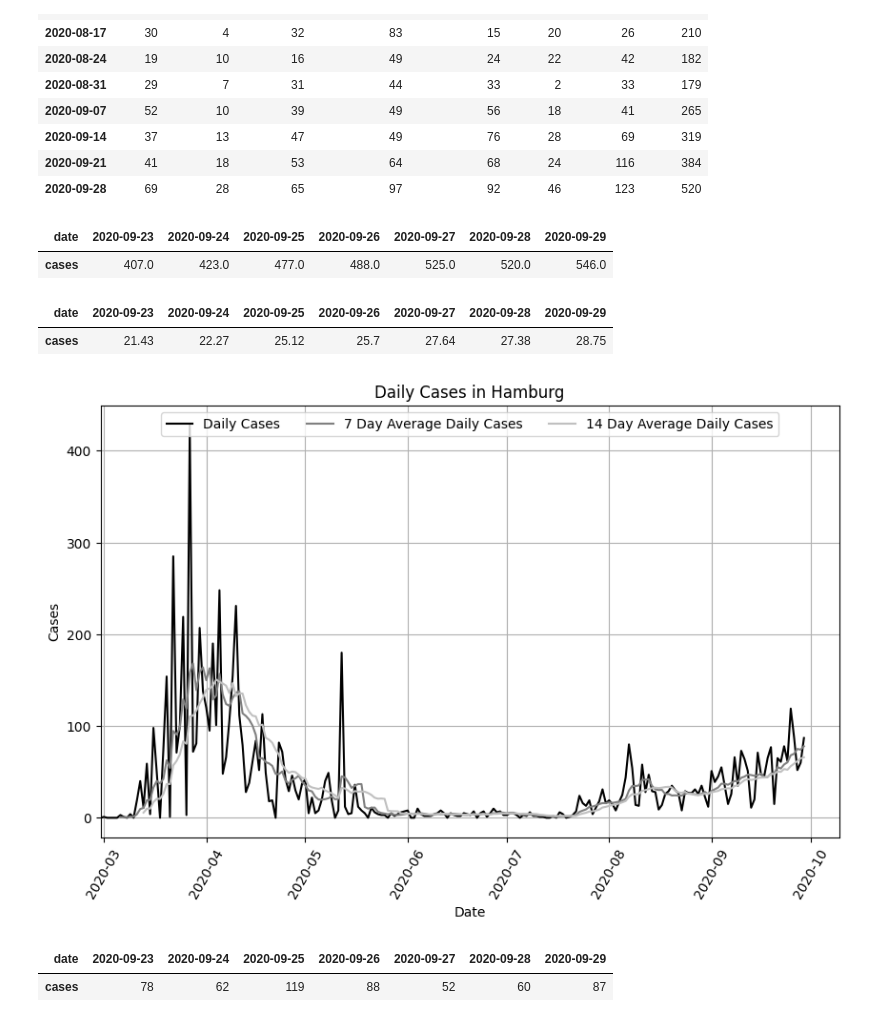
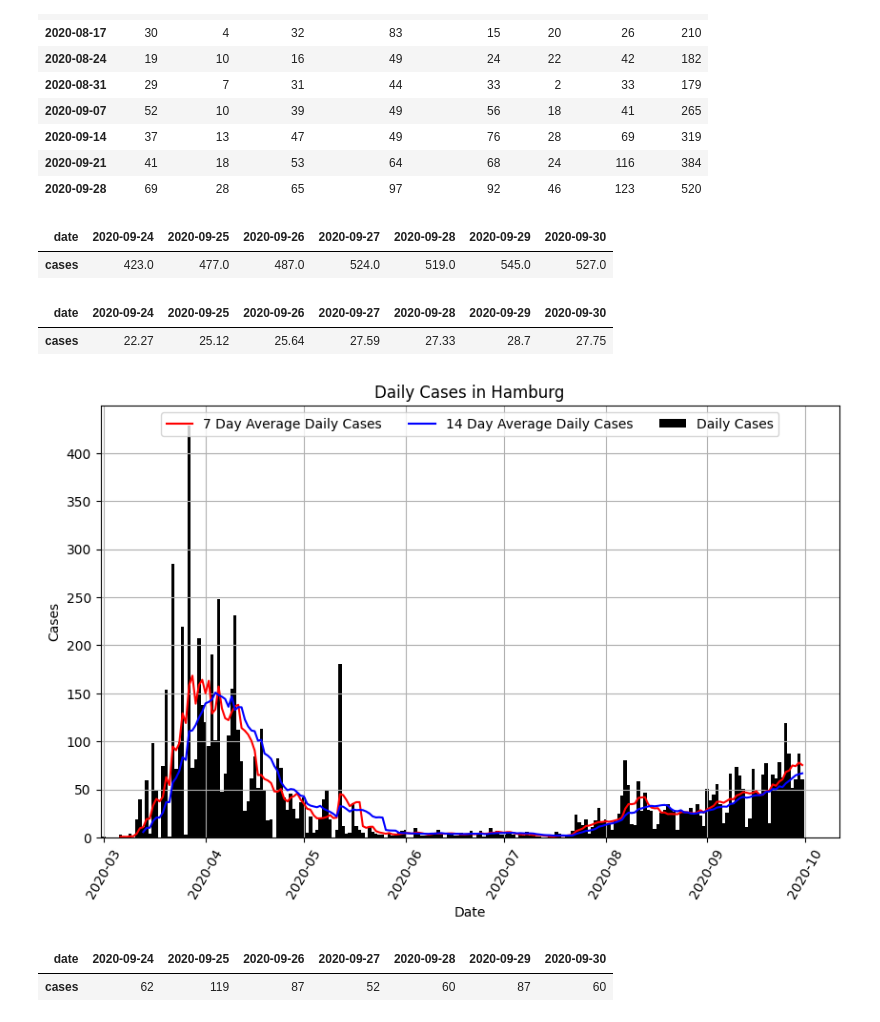
Before and after one commit to b3orn/corona-hamburg, a Jupyter notebook: corona-hamburg.ipynb, the cells around one changed output. Drawn from its saved outputs; the diff is of its cells as text; code cells hidden in the pictures.

```diff
--- a/corona-hamburg.ipynb
+++ b/corona-hamburg.ipynb
@@ -30,6 +30,9 @@ FETCH_HISTORIC_DATA = False
 def parse_data(src):
     soup = bs4.BeautifulSoup(src)
     header = soup.find("h2", text="Neue Fälle: Sieben Tage Chart")
+    if not header:
+        header = soup.find("h2", text="Neue Fälle: Sieben Tage Inzidenz")
+
     if header:
         values = [el.text.strip() for el in soup.find_all(attrs={"class": "value_show"})]
         par = soup.find(lambda el: el.name == "p" and el.text.strip().startswith("Beträgt die Anzahl der Neuinfektionen"))
@@ -293,29 +298,29 @@ new_cases.tail(10)
 # %%
 daily_cases_rolling7.tail(7).T
 # %% [output]
-| date | 2020-09-23 | 2020-09-24 | 2020-09-25 | 2020-09-26 | 2020-09-27 | 2020-09-28 | 2020-09-29 |
-| cases | 407.0 | 423.0 | 477.0 | 488.0 | 525.0 | 520.0 | 546.0 |
+| date | 2020-09-24 | 2020-09-25 | 2020-09-26 | 2020-09-27 | 2020-09-28 | 2020-09-29 | 2020-09-30 |
+| cases | 423.0 | 477.0 | 487.0 | 524.0 | 519.0 | 545.0 | 527.0 |
 # %%
 (daily_cases_rolling7 / BOROUGHS["Hamburg"] * 1e5).tail(7).round(2).T
 # %% [output]
-| date | 2020-09-23 | 2020-09-24 | 2020-09-25 | 2020-09-26 | 2020-09-27 | 2020-09-28 | 2020-09-29 |
-| cases | 21.43 | 22.27 | 25.12 | 25.7 | 27.64 | 27.38 | 28.75 |
+| date | 2020-09-24 | 2020-09-25 | 2020-09-26 | 2020-09-27 | 2020-09-28 | 2020-09-29 | 2020-09-30 |
+| cases | 22.27 | 25.12 | 25.64 | 27.59 | 27.33 | 28.7 | 27.75 |
 # %%
-plt.plot(daily_cases.index, daily_cases.values, "black", label="Daily Cases")
-plt.plot(daily_cases_rolling7.index, daily_cases_rolling7 / 7, "grey", label="7 Day Average Daily Cases")
-plt.plot(daily_cases_rolling14.index, daily_cases_rolling14 / 14, "silver", label="14 Day Average Daily Cases")
+plt.bar(daily_cases.index, daily_cases.values.T[0], width=1, color="black", label="Daily Cases")
+plt.plot(daily_cases_rolling7.index, daily_cases_rolling7 / 7, "red", label="7 Day Average Daily Cases")
+plt.plot(daily_cases_rolling14.index, daily_cases_rolling14 / 14, "blue", label="14 Day Average Daily Cases")
 plt.title("Daily Cases in Hamburg")
 plt.legend(loc="upper center", ncol=3)
 plt.xlabel("Date")
 plt.ylabel("Cases")
 plt.xticks(rotation=60)
 plt.xlim(xmin=daily_cases.index[0])
 plt.grid()
 plt.show()
 # %% [output]
-[figure, old version]
+[figure, new version]
 # %%
 daily_cases.tail(7).T
 # %% [output]
-| date | 2020-09-23 | 2020-09-24 | 2020-09-25 | 2020-09-26 | 2020-09-27 | 2020-09-28 | 2020-09-29 |
-| cases | 78 | 62 | 119 | 88 | 52 | 60 | 87 |
+| date | 2020-09-24 | 2020-09-25 | 2020-09-26 | 2020-09-27 | 2020-09-28 | 2020-09-29 | 2020-09-30 |
+| cases | 62 | 119 | 87 | 52 | 60 | 87 | 60 |
```
Also changed, not shown: parts of 4 cells of this notebook, 1 other file.
